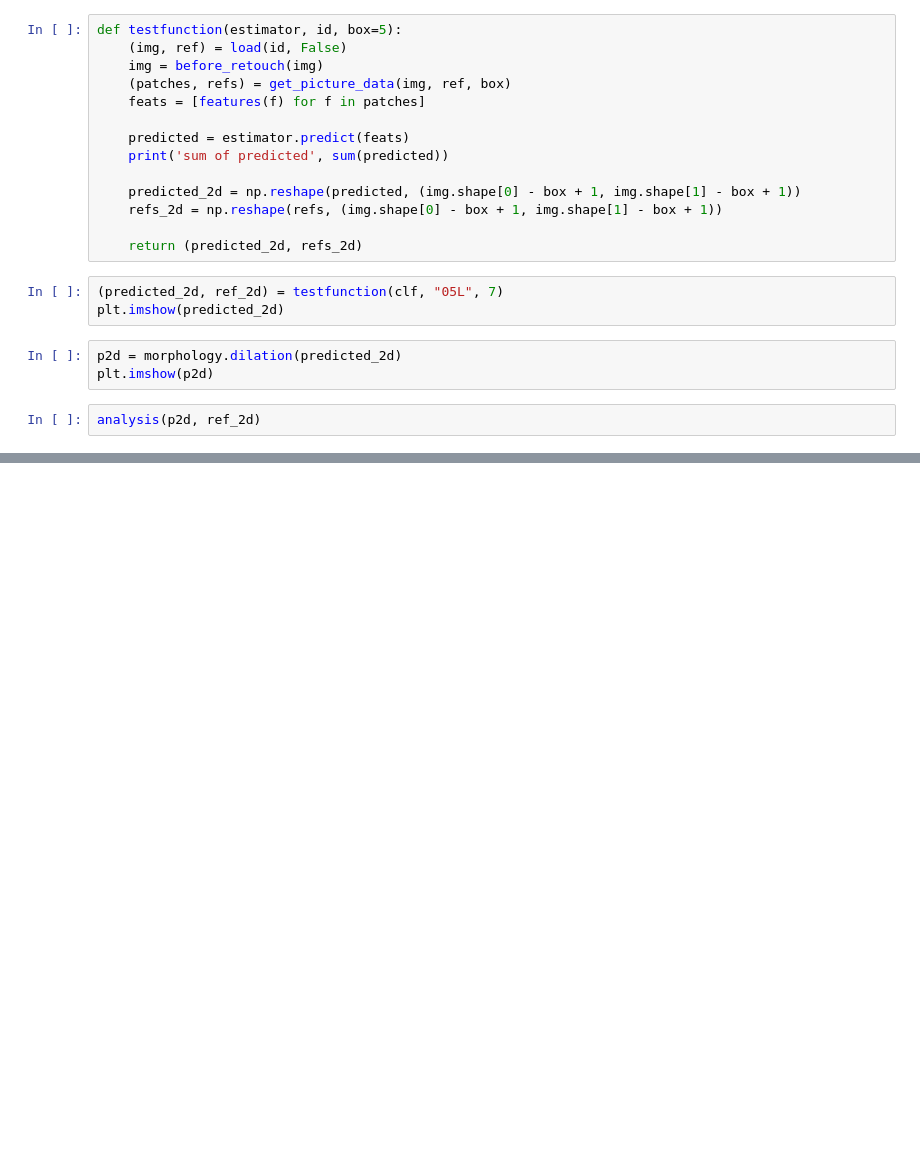
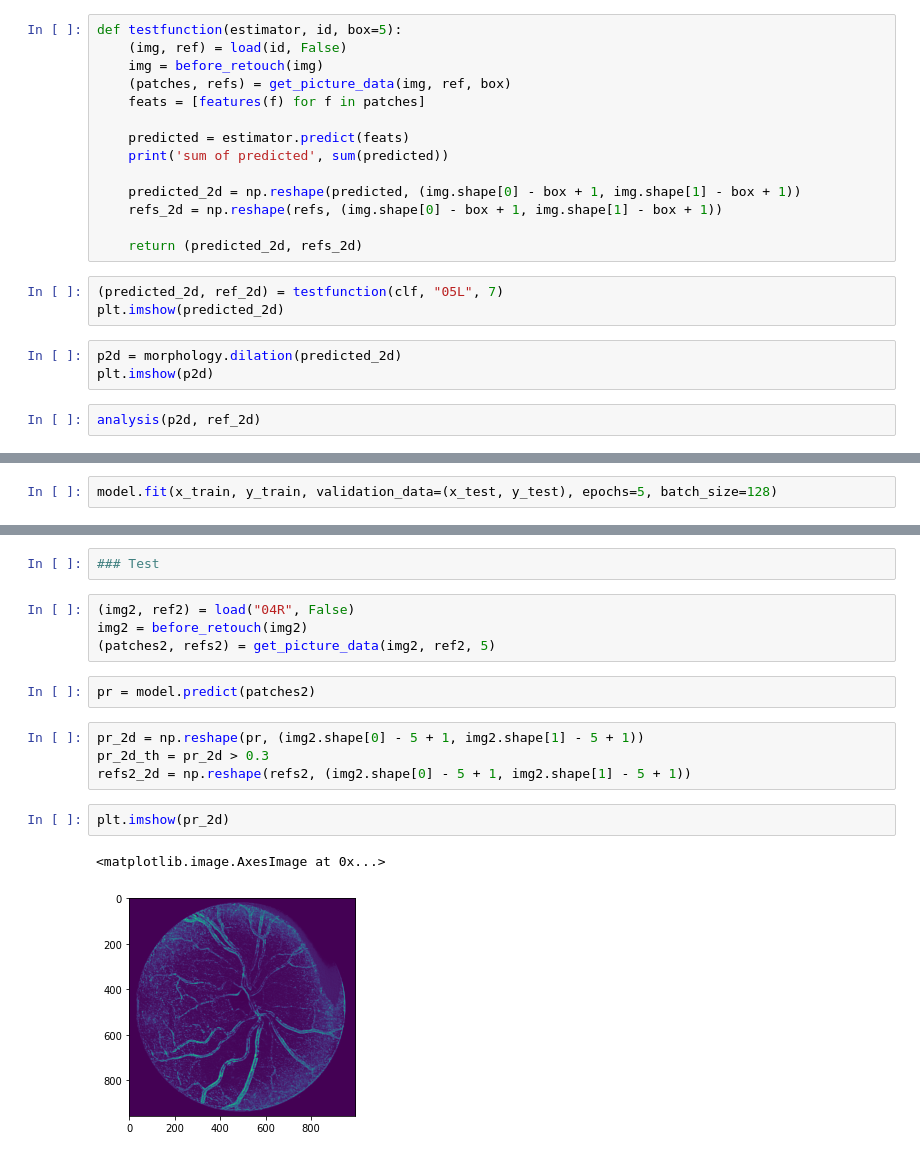
Before and after one commit to clmrv/tomograf, a Jupyter notebook: dnooka/dnooka.ipynb, the cells around one changed output, grey strips where cells are left out. Cells and saved outputs as stored; diff of their text form; blank space fills up the shorter version.

```diff
--- a/dnooka/dnooka.ipynb
+++ b/dnooka/dnooka.ipynb
@@ -258,0 +324,2 @@ analysis(p2d, ref_2d)
+# %%
+model.fit(x_train, y_train, validation_data=(x_test, y_test), epochs=5, batch_size=128)
@@ -258,0 +344,17 @@ analysis(p2d, ref_2d)
+# %%
+### Test
+# %%
+(img2, ref2) = load("04R", False)
+img2 = before_retouch(img2)
+(patches2, refs2) = get_picture_data(img2, ref2, 5)
+# %%
+pr = model.predict(patches2)
+# %%
+pr_2d = np.reshape(pr, (img2.shape[0] - 5 + 1, img2.shape[1] - 5 + 1))
+pr_2d_th = pr_2d > 0.3
+refs2_2d = np.reshape(refs2, (img2.shape[0] - 5 + 1, img2.shape[1] - 5 + 1))
+# %%
+plt.imshow(pr_2d)
+# %% [output]
+<matplotlib.image.AxesImage at 0x...>
+[figure, added]
```
Also changed, not shown: parts of 20 cells of this notebook.
